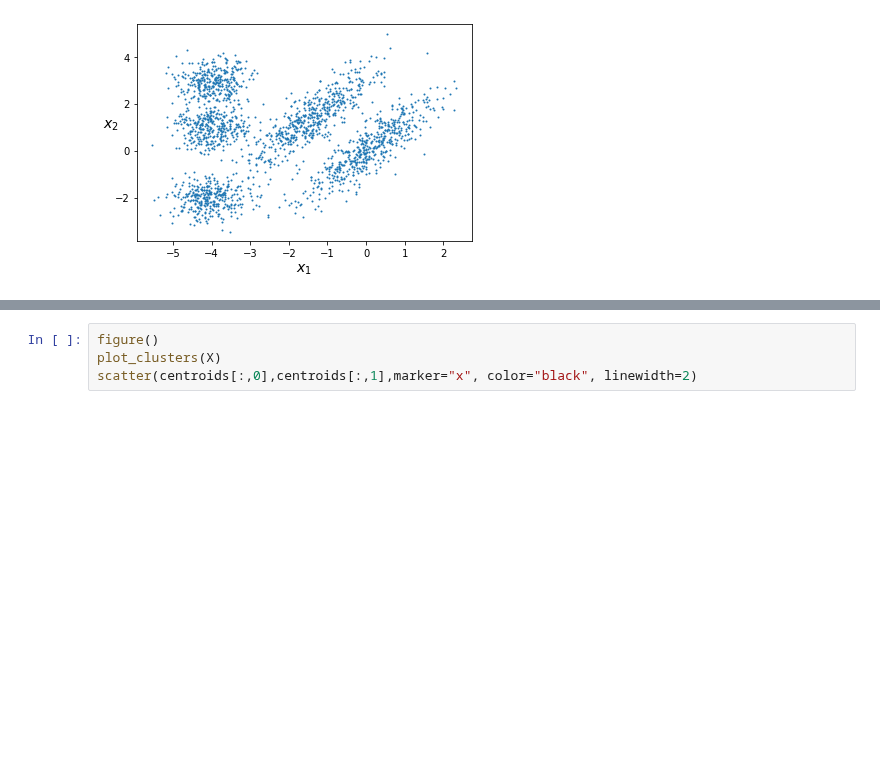
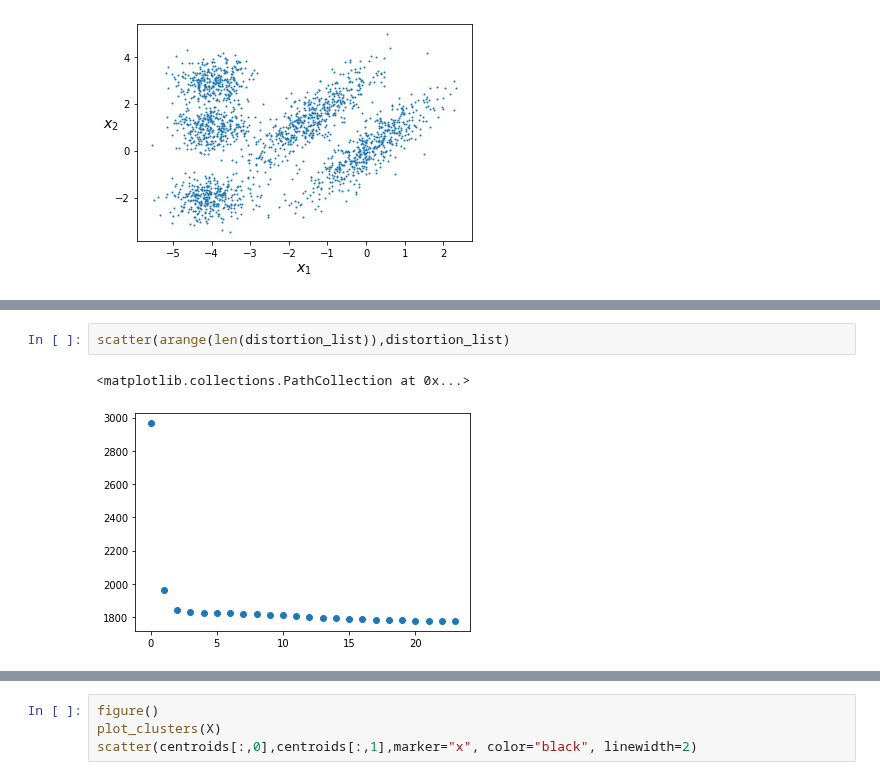
Before and after one commit to yexf308/MachineLearning, a Jupyter notebook: 15_Kmeans1.ipynb, the cells around one changed output, grey strips where cells are left out. Saved outputs shown, nothing was run; the diff lists cells and outputs as text; blank space fills up the shorter version.

```diff
--- a/15_Kmeans1.ipynb
+++ b/15_Kmeans1.ipynb
@@ -245,3 +252,8 @@ labels, clusters, centroids, cost_function = mykmeans(X,5,  max_iter=200, plot_s
+# %%
+scatter(arange(len(distortion_list)),distortion_list)
+# %% [output]
+<matplotlib.collections.PathCollection at 0x...>
+[figure, added]
 # %%
 print(centroids)
 # %% [output]
```
Also changed, not shown: parts of 6 cells of this notebook.
